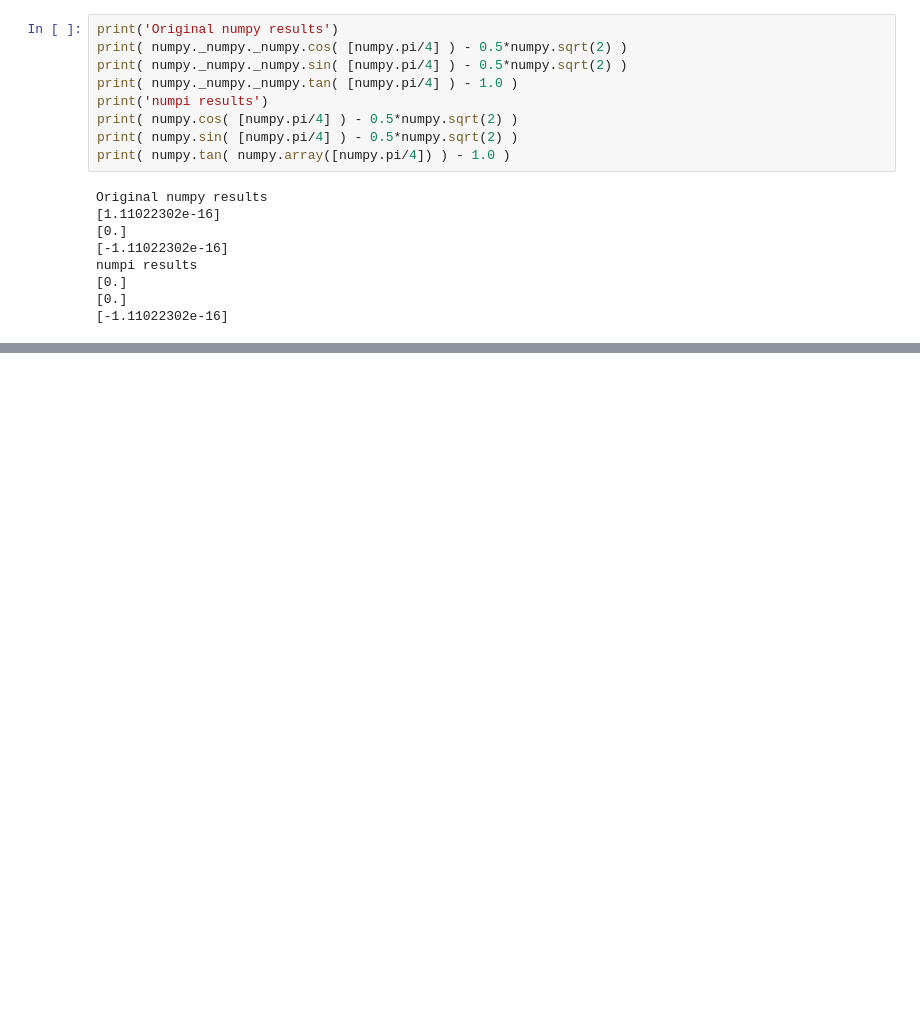
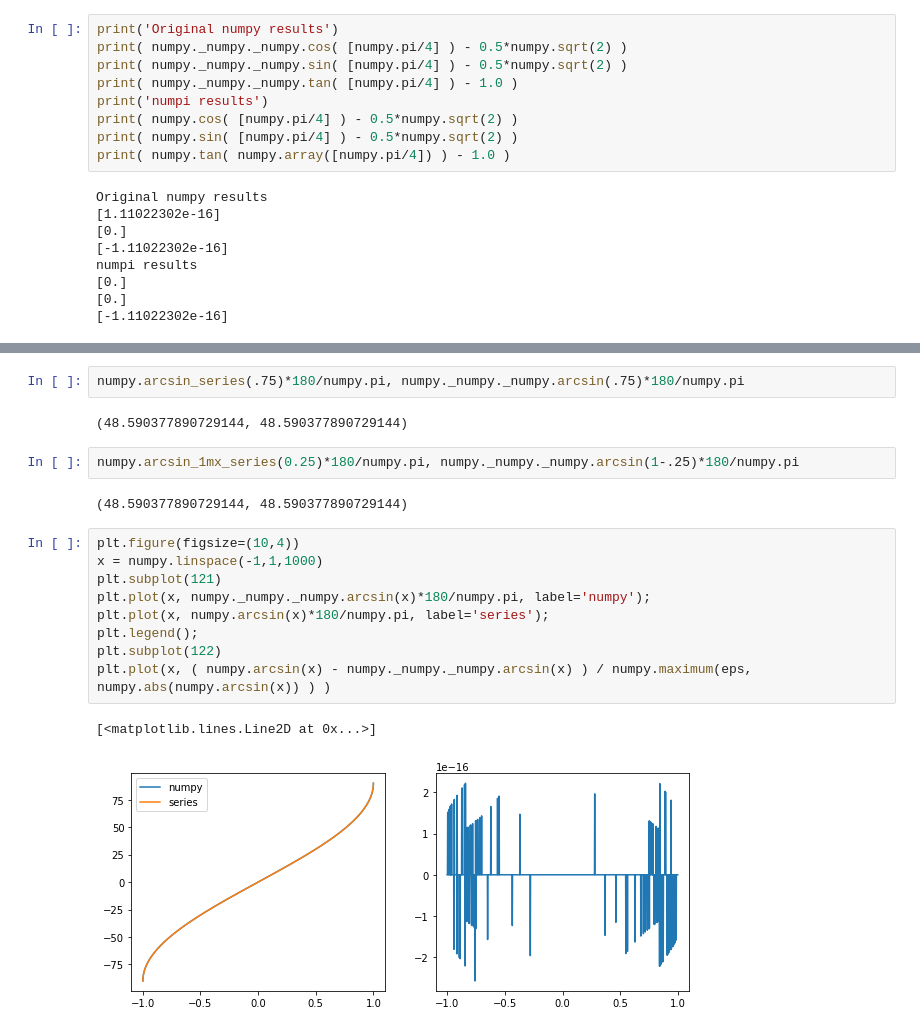
Before and after one commit to jr3cermak/numpypi, a Jupyter notebook: Demo numpi_series.ipynb, the cells around one changed output, grey strips where cells are left out. Cells and saved outputs as stored; diff of their text form; blank space fills up the shorter version.

Commit message:
Added arcsin()

```diff
--- a/Demo numpi_series.ipynb
+++ b/Demo numpi_series.ipynb
@@ -142,0 +143,20 @@ numpy.sqrt(0.)
+# %%
+numpy.arcsin_series(.75)*180/numpy.pi, numpy._numpy._numpy.arcsin(.75)*180/numpy.pi
+# %% [output]
+(48.590377890729144, 48.590377890729144)
+# %%
+numpy.arcsin_1mx_series(0.25)*180/numpy.pi, numpy._numpy._numpy.arcsin(1-.25)*180/numpy.pi
+# %% [output]
+(48.590377890729144, 48.590377890729144)
+# %%
+plt.figure(figsize=(10,4))
+x = numpy.linspace(-1,1,1000)
+plt.subplot(121)
+plt.plot(x, numpy._numpy._numpy.arcsin(x)*180/numpy.pi, label='numpy');
+plt.plot(x, numpy.arcsin(x)*180/numpy.pi, label='series');
+plt.legend();
+plt.subplot(122)
+plt.plot(x, ( numpy.arcsin(x) - numpy._numpy._numpy.arcsin(x) ) / numpy.maximum(eps, numpy.abs(numpy.arcsin(x)) ) )
+# %% [output]
+[<matplotlib.lines.Line2D at 0x...>]
+[figure, added]
```
Also changed, not shown: parts of 2 cells of this notebook, 2 other files.
